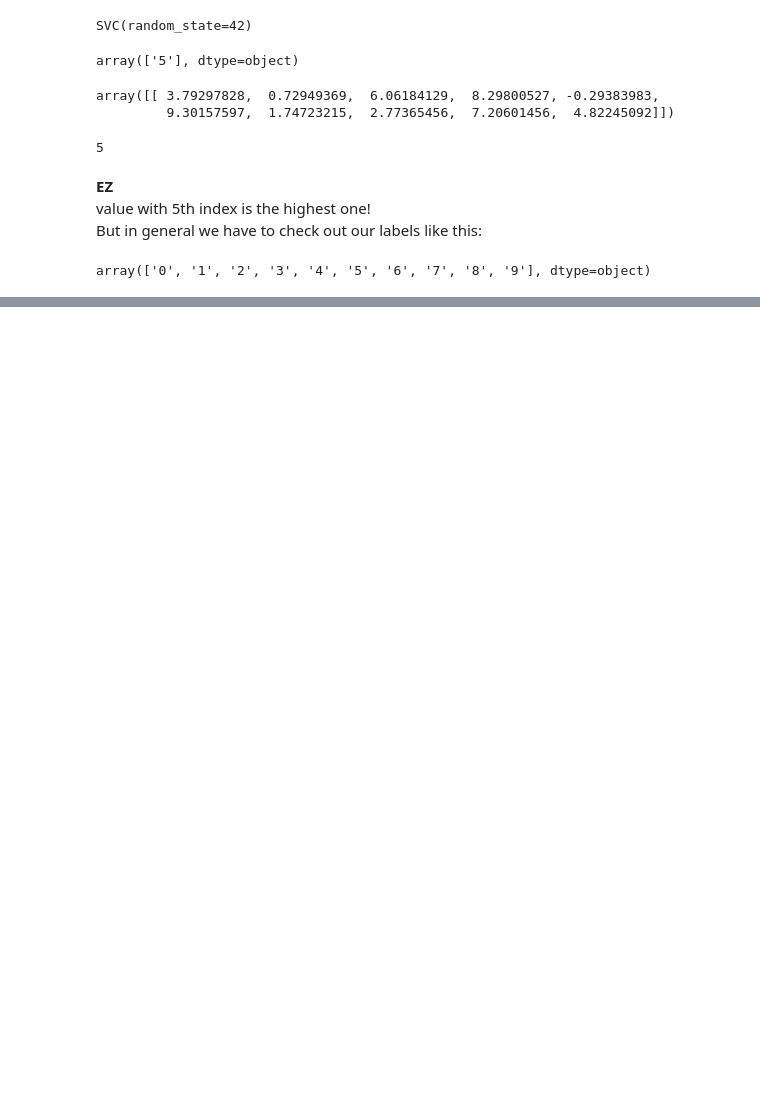
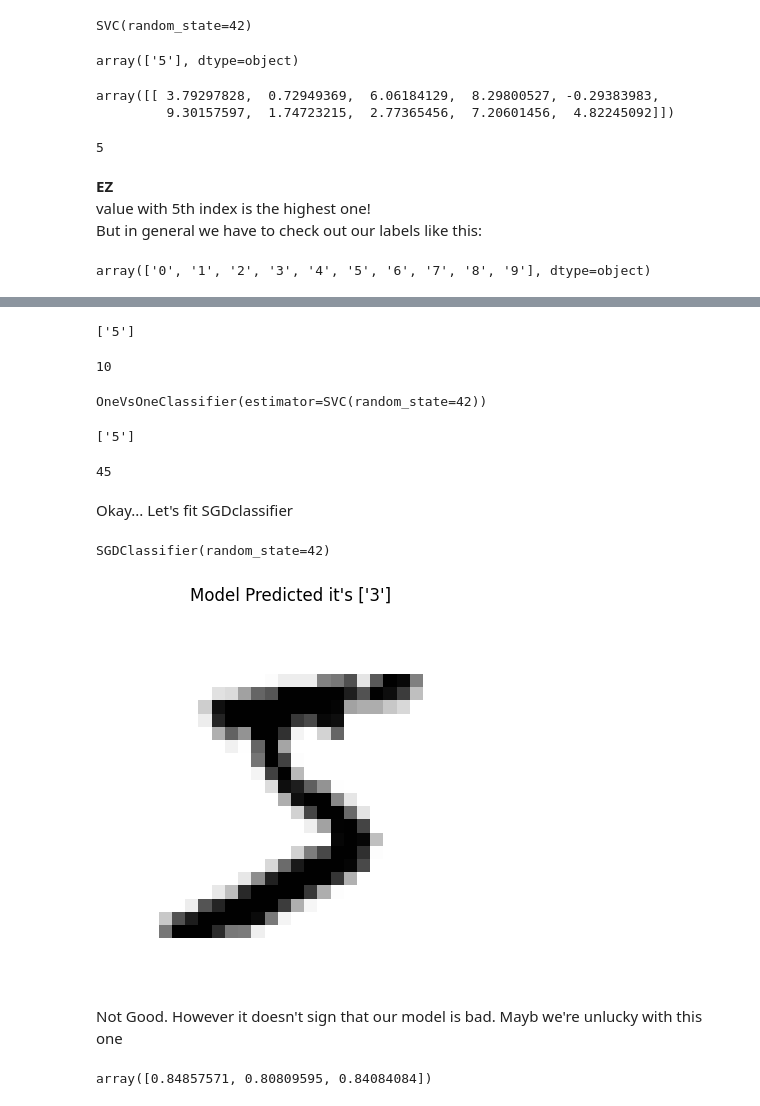
Before and after one commit to Venchislaw/LearningAI, a Jupyter notebook: HandsOnML/Classification.ipynb, the cells around one changed output, grey strips where cells are left out. Saved outputs shown, nothing was run; the diff lists cells and outputs as text; code cells hidden in the pictures; blank space fills up the shorter version.

```diff
--- a/HandsOnML/Classification.ipynb
+++ b/HandsOnML/Classification.ipynb
@@ -392,0 +415,40 @@ array(['0', '1', '2', '3', '4', '5', '6', '7', '8', '9'], dtype=object)
+# %%
+print(ovr_clf.predict([X_train[0]]))
+len(ovr_clf.estimators_)  # N classifier (10 in our case)
+# %% [output]
+['5']
+10
+# %%
+from sklearn.multiclass import OneVsOneClassifier
+
+ovo_clf = OneVsOneClassifier(estimator=SVC(random_state=42))
+ovo_clf.fit(X_train[:2000], y_train[:2000])
+# %% [output]
+OneVsOneClassifier(estimator=SVC(random_state=42))
+# %%
+print(ovo_clf.predict([X_train[0]]))
+len(ovo_clf.estimators_)
+# %% [output]
+['5']
+45
+# %% [markdown]
+Okay... Let's fit SGDclassifier
+# %%
+sgd_clf = SGDClassifier(random_state=42)
+sgd_clf.fit(X_train, y_train)
+# %% [output]
+SGDClassifier(random_state=42)
+# %%
+plt.title(f"Model Predicted it's {sgd_clf.predict([X_train[0]])}")
+plt.imshow(X_train[0].reshape(28, 28), cmap='binary')
+plt.axis('off')
+plt.show();
+# %% [output]
+[figure, added]
+# %% [markdown]
+Not Good. However it doesn't sign that our model is bad. Mayb we're unlucky with this one
+# %%
+cross_val_score(estimator=sgd_clf, X=X_train[:2000], y=y_train[:2000], cv=3,
+                scoring='accuracy')
+# %% [output]
+array([0.84857571, 0.80809595, 0.84084084])
```
Also changed, not shown: parts of 5 cells of this notebook.
